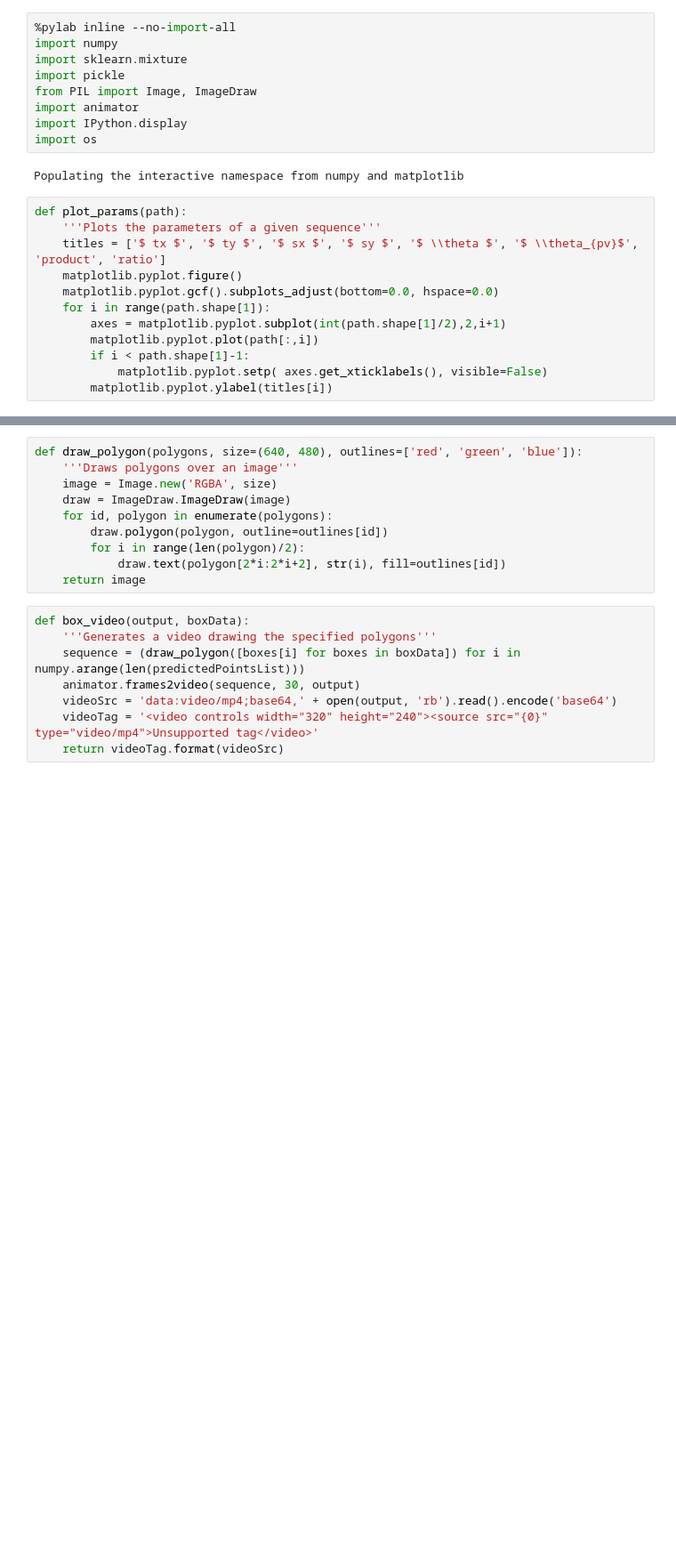
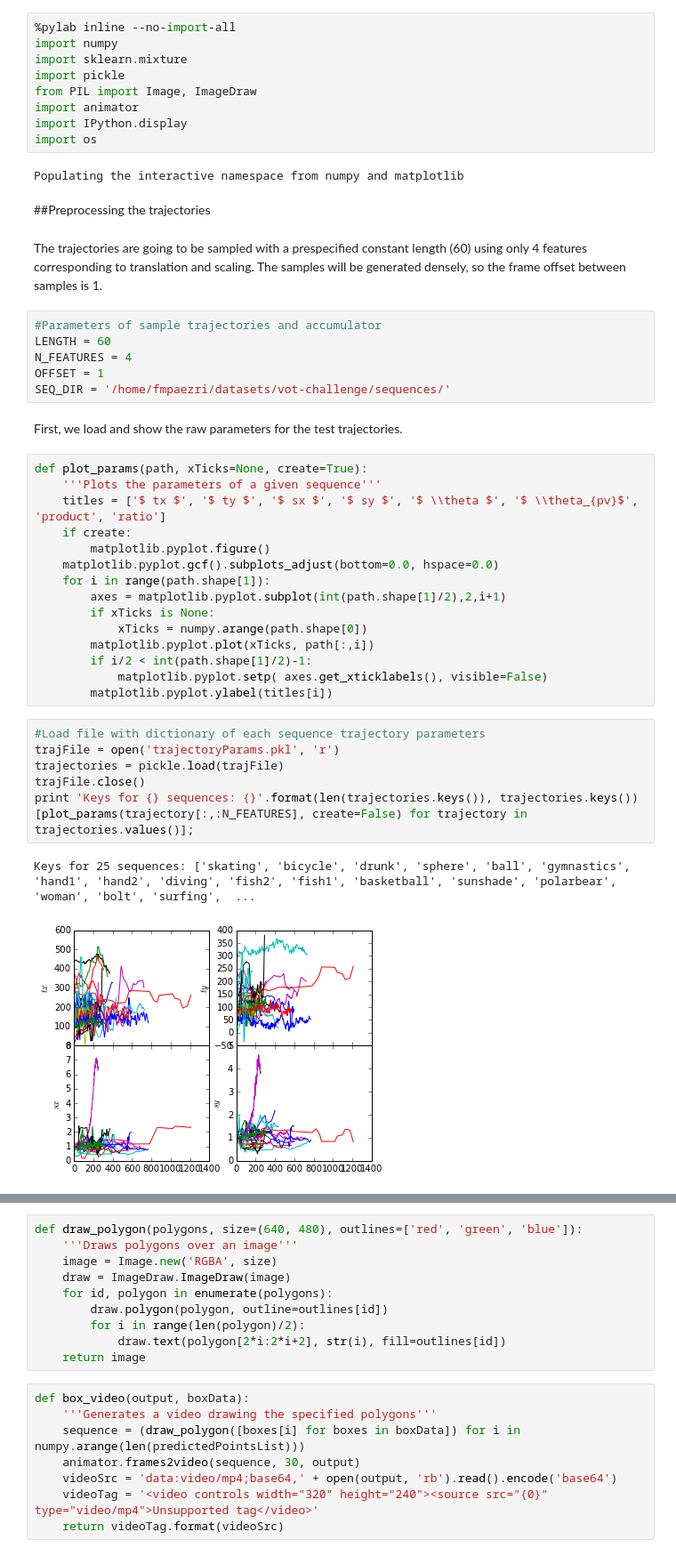
Before and after one commit to jccaicedo/localization-agent, a Jupyter notebook: notebooks/Trajectory generative model.ipynb, the cells around one changed output, grey strips where cells are left out. Shown at 89% size. Cells and saved outputs as stored; diff of their text form; blank space fills up the shorter version.

```diff
--- a/notebooks/Trajectory generative model.ipynb
+++ b/notebooks/Trajectory generative model.ipynb
@@ -9,15 +13,40 @@ import IPython.display
 import os
 # %% [output]
 Populating the interactive namespace from numpy and matplotlib
+# %% [markdown]
+##Preprocessing the trajectories
+# %% [markdown]
+The trajectories are going to be sampled with a prespecified constant length (60) using only 4 features corresponding to translation and scaling. The samples will be generated densely, so the frame offset between samples is 1.
+# %%
+#Parameters of sample trajectories and accumulator
+LENGTH = 60
+N_FEATURES = 4
+OFFSET = 1
+SEQ_DIR = '/home/fmpaezri/datasets/vot-challenge/sequences/'
+# %% [markdown]
+First, we load and show the raw parameters for the test trajectories.
 # %%
-def plot_params(path):
+def plot_params(path, xTicks=None, create=True):
     '''Plots the parameters of a given sequence'''
     titles = ['$ tx $', '$ ty $', '$ sx $', '$ sy $', '$ \\theta $', '$ \\theta_{pv}$', 'product', 'ratio']
-    matplotlib.pyplot.figure()
+    if create:
+        matplotlib.pyplot.figure()
     matplotlib.pyplot.gcf().subplots_adjust(bottom=0.0, hspace=0.0)
     for i in range(path.shape[1]):
         axes = matplotlib.pyplot.subplot(int(path.shape[1]/2),2,i+1)
-        matplotlib.pyplot.plot(path[:,i])
-        if i < path.shape[1]-1:
+        if xTicks is None:
+            xTicks = numpy.arange(path.shape[0])
+        matplotlib.pyplot.plot(xTicks, path[:,i])
+        if i/2 < int(path.shape[1]/2)-1:
             matplotlib.pyplot.setp( axes.get_xticklabels(), visible=False)
         matplotlib.pyplot.ylabel(titles[i])
+# %%
+#Load file with dictionary of each sequence trajectory parameters
+trajFile = open('trajectoryParams.pkl', 'r')
+trajectories = pickle.load(trajFile)
+trajFile.close()
+print 'Keys for {} sequences: {}'.format(len(trajectories.keys()), trajectories.keys())
+[plot_params(trajectory[:,:N_FEATURES], create=False) for trajectory in trajectories.values()];
+# %% [output]
+Keys for 25 sequences: ['skating', 'bicycle', 'drunk', 'sphere', 'ball', 'gymnastics', 'hand1', 'hand2', 'diving', 'fish2', 'fish1', 'basketball', 'sunshade', 'polarbear', 'woman', 'bolt', 'surfing',  ...
+[figure, added]
```
Also changed, not shown: parts of 21 cells of this notebook.
